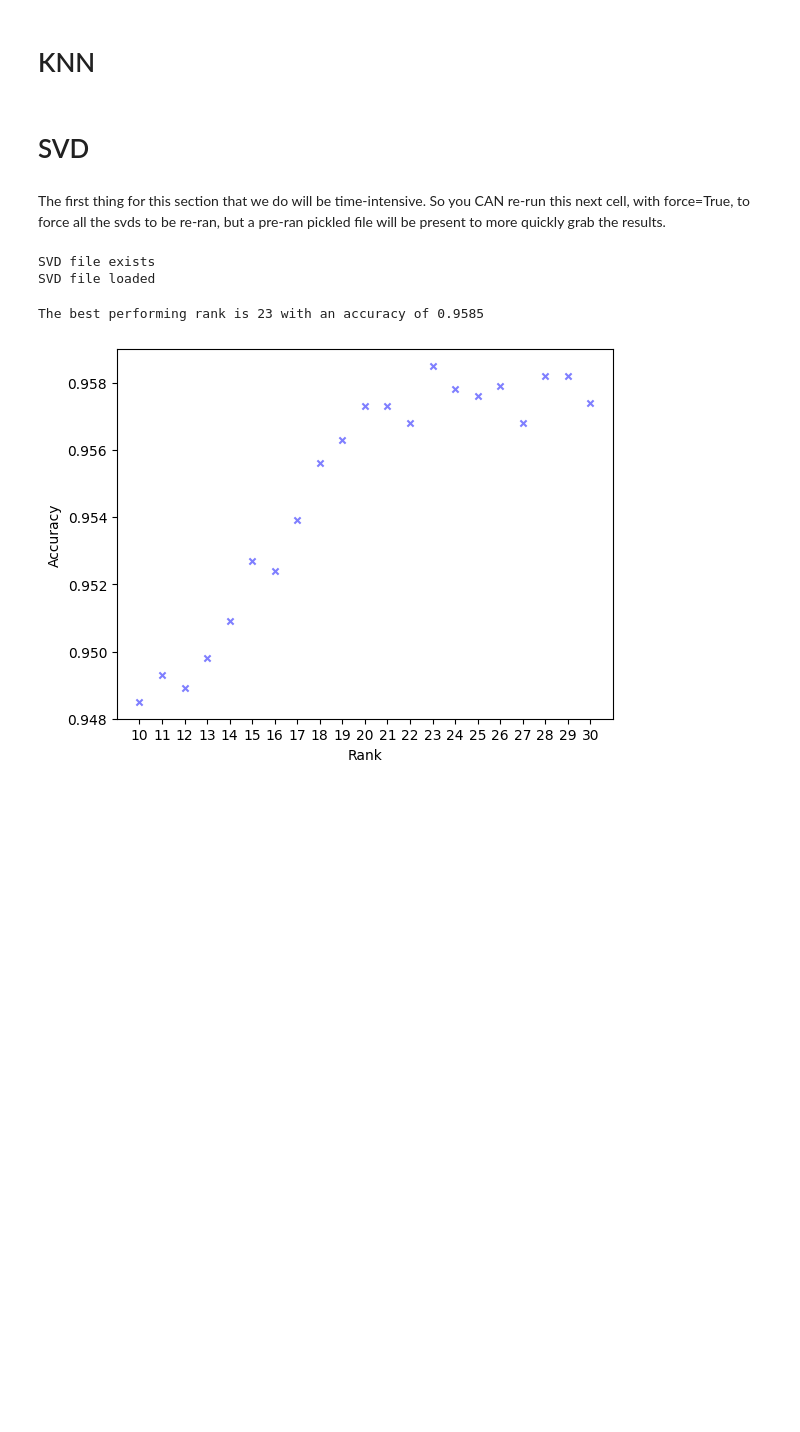
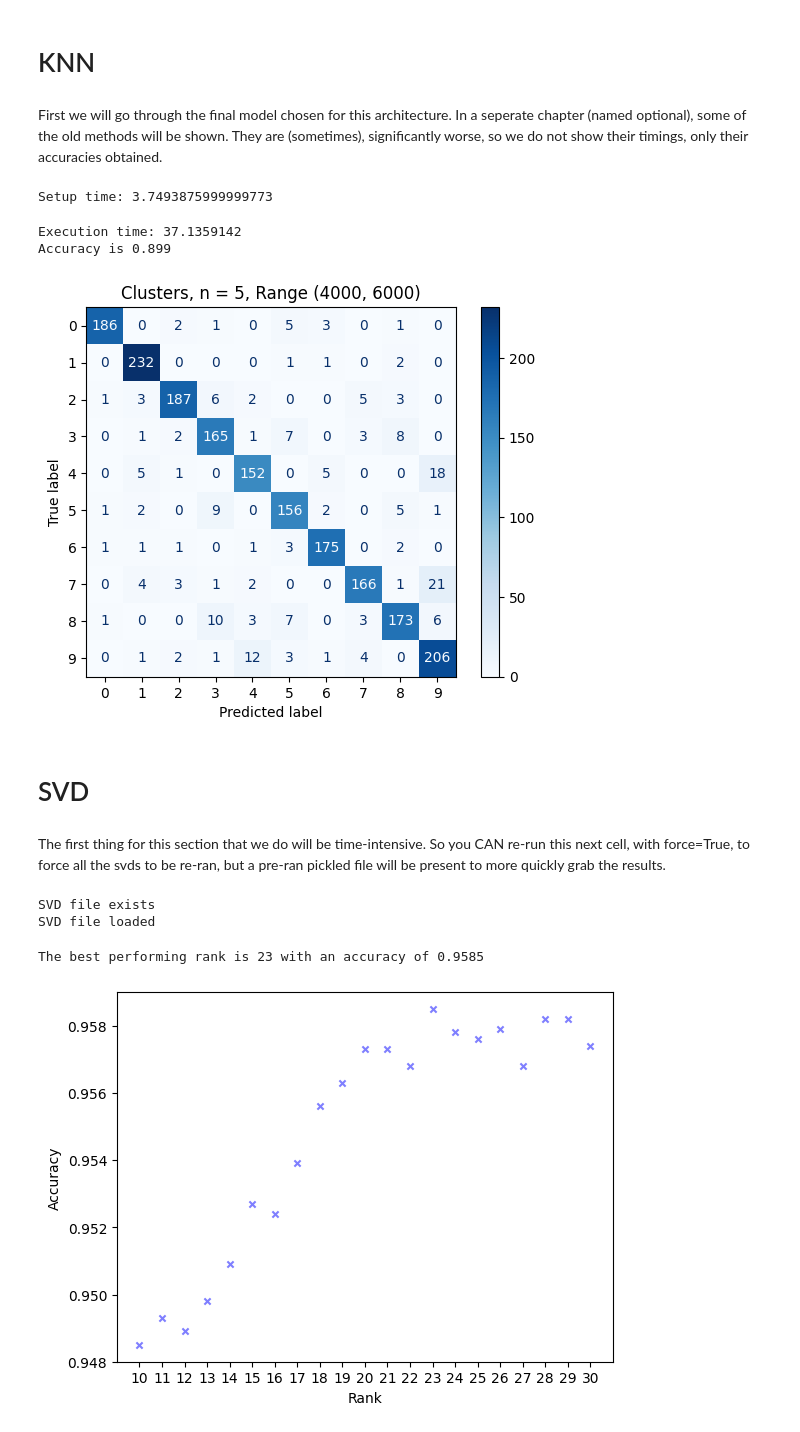
Before and after one commit to TomiTian/Mathematical-Modelling, a Jupyter notebook: main.ipynb, the cells around one changed output. Drawn from its saved outputs; the diff is of its cells as text; code cells hidden in the pictures; blank space fills up the shorter version.

```diff
--- a/main.ipynb
+++ b/main.ipynb
@@ -161,5 +249,47 @@ results
 # %% [markdown]
 # KNN
+# %% [markdown]
+
+First we will go through the final model chosen for this architecture. In a seperate chapter (named optional), some of the old methods will be shown. They are (sometimes), significantly worse, so we do not show their timings, only their accuracies obtained.
+# %%
+setup_start = time.perf_counter()
+known_images, known_images_labels = knn.n_centroid_images_each(train['x'], train['y'], 5)
+setup_end = time.perf_counter()
+setup_time = setup_end - setup_start
+print("Setup time: " + str(setup_time))
+# %% [output]
+Setup time: 3.7493875999999773
+# %%
+predictions = []
+true_values = [test['y'][i] for i in range(4000, 6000)]
+correctness_list = []
+# %%
+exec_start = time.perf_counter()
+for i in range(4000, 6000):
+    guess = knn.k_nearest_neighbors(known_images, known_images_labels, test['x'][i], 1)
+    predictions.append(guess)
+    if (guess == test['y'][i]):
+        correctness_list.append(1)
+    else: correctness_list.append(0)
+exec_end = time.perf_counter()
+exec_time = exec_end - exec_start
+print("Execution time: " + str(exec_time))
+
+accuracy = sum(correctness_list) / len(correctness_list)
+print("Accuracy is " + str(accuracy))
+# %% [output]
+Execution time: 37.1359142
+Accuracy is 0.899
+# %%
+conf_matrix = confusion_matrix(true_values, predictions)
+disp = ConfusionMatrixDisplay(confusion_matrix = conf_matrix, display_labels = [str(i) for i in range(10)])
+disp.plot(cmap = plt.cm.Blues)
+plt.title("Clusters, n = 5, Range (4000, 6000)")
+plt.xlabel("Predicted label")
+plt.ylabel("True label")
+plt.show()
+# %% [output]
+[figure, added]
 # %% [markdown]
 # SVD
 # %% [markdown]
```
Also changed, not shown: parts of 27 cells of this notebook, 5 other files.
